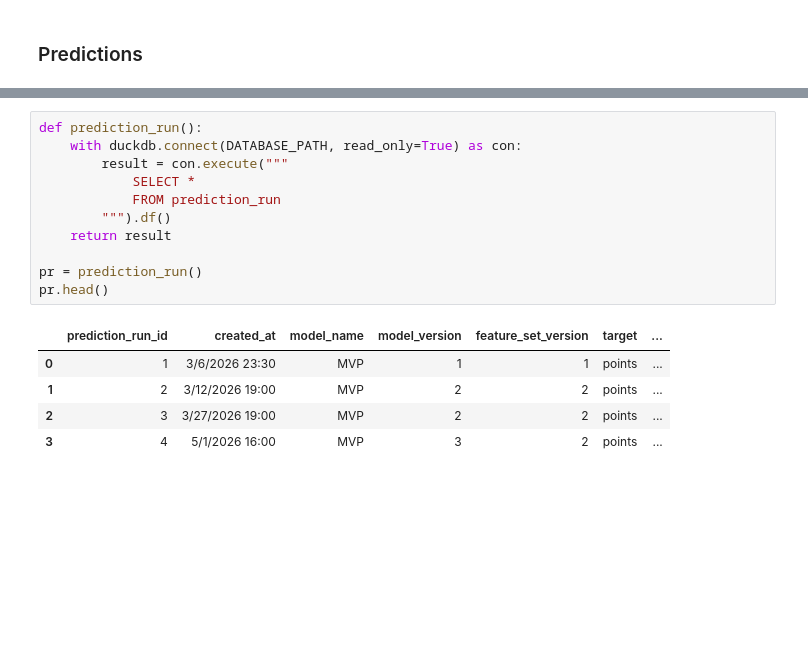
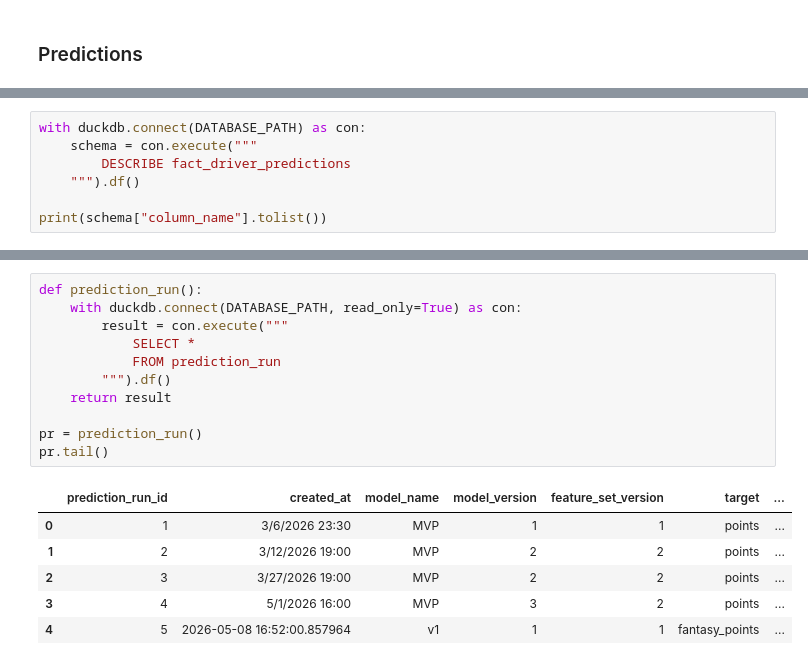
Before and after one commit to jguptil1/F1Fantasy, a Jupyter notebook: src/ingestion/database_testing.ipynb, the cells around one changed output, grey strips where cells are left out. Saved outputs shown, nothing was run; the diff lists cells and outputs as text; blank space fills up the shorter version.

```diff
--- a/src/ingestion/database_testing.ipynb
+++ b/src/ingestion/database_testing.ipynb
@@ -1636,0 +1644,7 @@ fdp.head()
+# %%
+with duckdb.connect(DATABASE_PATH) as con:
+    schema = con.execute("""
+        DESCRIBE fact_driver_predictions
+    """).df()
+
+print(schema["column_name"].tolist())
@@ -1637,17 +1653,18 @@ fdp.head()
 # %%
 def prediction_run():
     with duckdb.connect(DATABASE_PATH, read_only=True) as con:
         result = con.execute("""
             SELECT *
             FROM prediction_run
         """).df()
     return result
 
 pr = prediction_run()
-pr.head()
+pr.tail()
 # %% [output]
 |  | prediction_run_id | created_at | model_name | model_version | feature_set_version | target | ... |
 | 0 | 1 | 3/6/2026 23:30 | MVP | 1 | 1 | points | ... |
 | 1 | 2 | 3/12/2026 19:00 | MVP | 2 | 2 | points | ... |
 | 2 | 3 | 3/27/2026 19:00 | MVP | 2 | 2 | points | ... |
 | 3 | 4 | 5/1/2026 16:00 | MVP | 3 | 2 | points | ... |
+| 4 | 5 | 2026-05-08 16:52:00.857964 | v1 | 1 | 1 | fantasy_points | ... |
```
Also changed, not shown: parts of 6 cells of this notebook, 9 other files.
